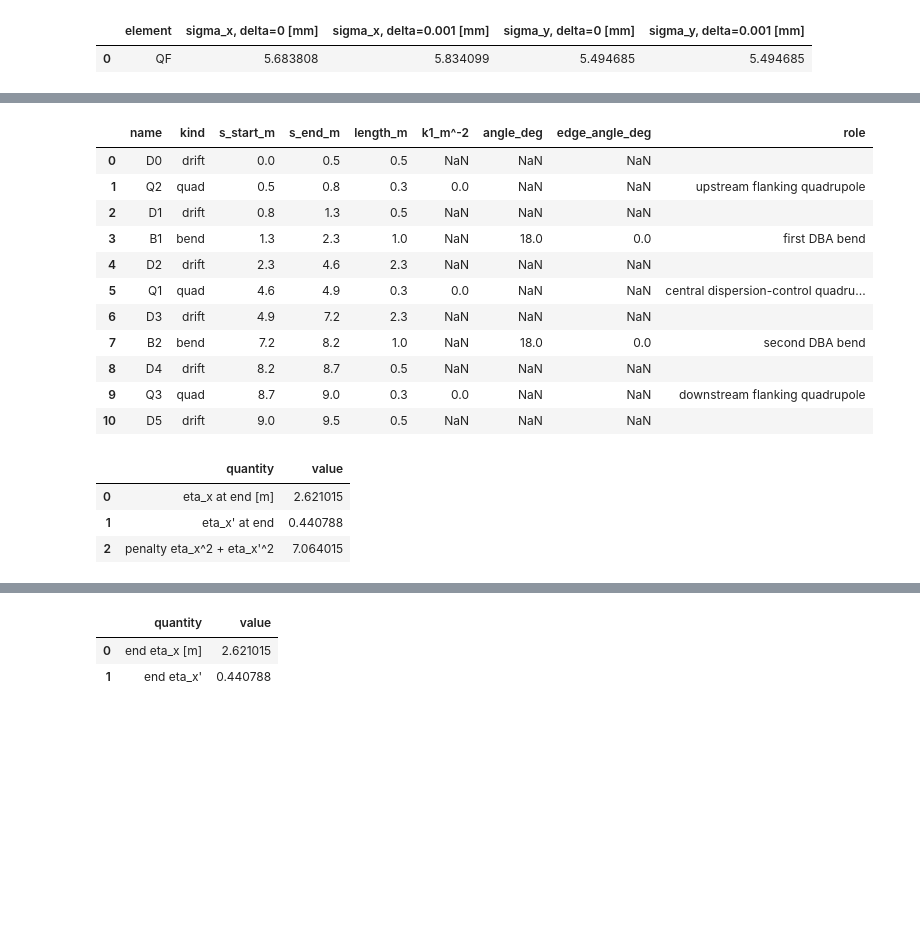
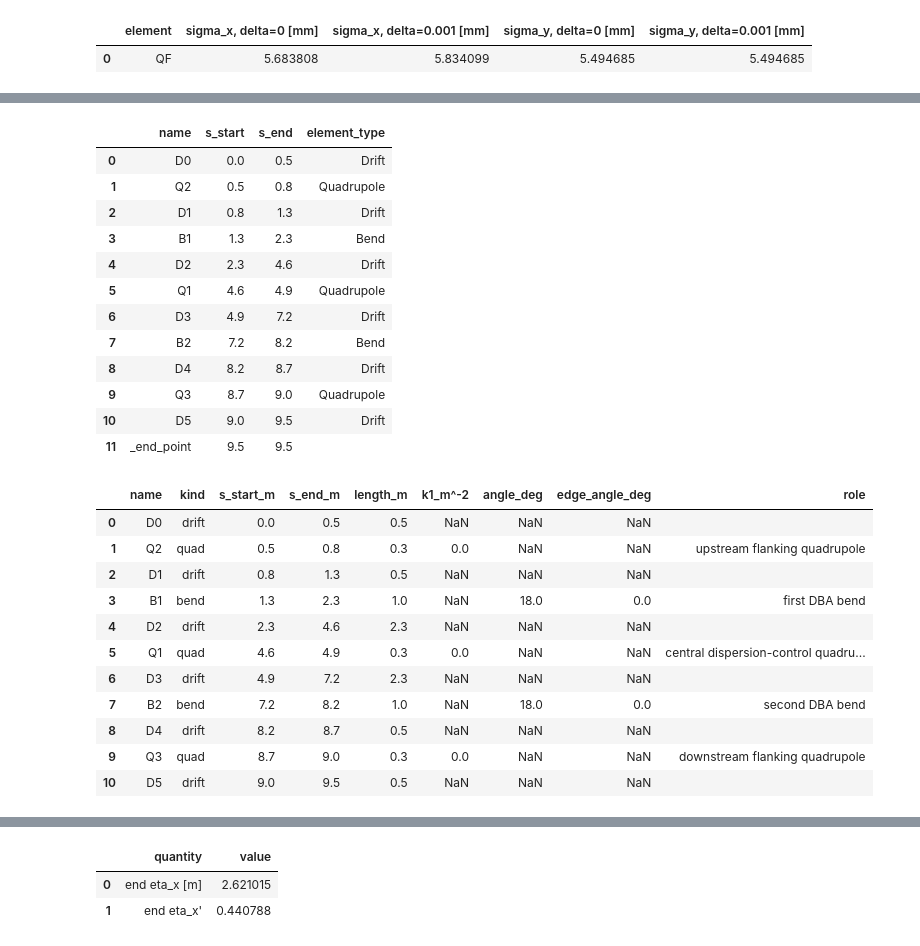
Before and after one commit to r-hensley/uspas-2026-jupyter, a Jupyter notebook: Solution_Notebook_Workflow_package/Dispersion_Chromaticity_Local_Lab_Instructor_Solutions.ipynb, the cells around one changed output, grey strips where cells are left out. Saved outputs shown, nothing was run; the diff lists cells and outputs as text; code cells hidden in the pictures; blank space fills up the shorter version.

```diff
--- a/Solution_Notebook_Workflow_package/Dispersion_Chromaticity_Local_Lab_Instructor_Solutions.ipynb
+++ b/Solution_Notebook_Workflow_package/Dispersion_Chromaticity_Local_Lab_Instructor_Solutions.ipynb
@@ -328,24 +422,66 @@ Use transport optics, not periodic optics, for this first part. The initial cond
 # %%
-two_bend_off = dch.make_dba_cell(q1=0.0, q2=0.0, q3=0.0)
+env_dba_off = xt.Environment()
+env_dba_off["bend_angle"] = np.deg2rad(18.0)
+env_dba_off["bend_length"] = 1.0
+
+env_dba_off.new("D0", xt.Drift, length=0.5)
+env_dba_off.new("Q2", xt.Quadrupole, length=0.3, k1=0.0)
+env_dba_off.new("D1", xt.Drift, length=0.5)
+env_dba_off.new("B1", xt.Bend, length="bend_length", angle="bend_angle", k0="bend_angle / bend_length")
+env_dba_off.new("D2", xt.Drift, length=2.3)
+env_dba_off.new("Q1", xt.Quadrupole, length=0.3, k1=0.0)
+env_dba_off.new("D3", xt.Drift, length=2.3)
+env_dba_off.new("B2", xt.Bend, length="bend_length", angle="bend_angle", k0="bend_angle / bend_length")
+env_dba_off.new("D4", xt.Drift, length=0.5)
+env_dba_off.new("Q3", xt.Quadrupole, length=0.3, k1=0.0)
+env_dba_off.new("D5", xt.Drift, length=0.5)
+
+two_bend_off_line = env_dba_off.new_line(
+    name="two_bend_off",
+    components=["D0", "Q2", "D1", "B1", "D2", "Q1", "D3", "B2", "D4", "Q3", "D5"],
+)
+two_bend_off_line.particle_ref = xt.Particles(p0c=1e9, mass0=xt.ELECTRON_MASS_EV, q0=-1)
+
+two_bend_off = dch.elements_from_xsuite_line(
+    two_bend_off_line,
+    roles={
+        "Q2": "upstream flanking quadrupole",
+        "B1": "first DBA bend",
+        "Q1": "central dispersion-control quadrupole",
+        "B2": "second DBA bend",
+        "Q3": "downstream flanking quadrupole",
+    },
+)
 optics_two_bend_off = dch.compute_transport_optics(two_bend_off)
 
+display(two_bend_off_line.get_table().to_pandas()[["name", "s_start", "s_end", "element_type"]])
 display(dch.element_layout(two_bend_off))
-display(dch.dba_endpoint_table(q1=0.0, q2=0.0, q3=0.0))
-dch.plot_optics(optics_two_bend_off, title="Two-bend section with all quadrupoles off")
+eta_end_off, etap_end_off = dch.endpoint_dispersion(two_bend_off)
+display(pd.DataFrame({"quantity": ["end eta_x [m]", "end eta_x'"], "value": [eta_end_off, etap_end_off]}))
+dch.plot_optics(optics_two_bend_off, title="Two-bend cell with all quadrupoles off")
 # %% [output]
-|  | name | kind | s_start_m | s_end_m | length_m | k1_m^-2 | angle_deg | edge_angle_deg | role |
-| 0 | D0 | drift | 0.0 | 0.5 | 0.5 | NaN | NaN | NaN |  |
-| 1 | Q2 | quad | 0.5 | 0.8 | 0.3 | 0.0 | NaN | NaN | upstream flanking quadrupole |
-| 2 | D1 | drift | 0.8 | 1.3 | 0.5 | NaN | NaN | NaN |  |
-| 3 | B1 | bend | 1.3 | 2.3 | 1.0 | NaN | 18.0 | 0.0 | first DBA bend |
-| 4 | D2 | drift | 2.3 | 4.6 | 2.3 | NaN | NaN | NaN |  |
-| 5 | Q1 | quad | 4.6 | 4.9 | 0.3 | 0.0 | NaN | NaN | central dispersion-control quadru... |
-| 6 | D3 | drift | 4.9 | 7.2 | 2.3 | NaN | NaN | NaN |  |
-| 7 | B2 | bend | 7.2 | 8.2 | 1.0 | NaN | 18.0 | 0.0 | second DBA bend |
-| 8 | D4 | drift | 8.2 | 8.7 | 0.5 | NaN | NaN | NaN |  |
-| 9 | Q3 | quad | 8.7 | 9.0 | 0.3 | 0.0 | NaN | NaN | downstream flanking quadrupole |
-| 10 | D5 | drift | 9.0 | 9.5 | 0.5 | NaN | NaN | NaN |  |
+|  | name | s_start | s_end | element_type |
+| 0 | D0 | 0.0 | 0.5 | Drift |
+| 1 | Q2 | 0.5 | 0.8 | Quadrupole |
+| 2 | D1 | 0.8 | 1.3 | Drift |
+| 3 | B1 | 1.3 | 2.3 | Bend |
+| 4 | D2 | 2.3 | 4.6 | Drift |
+| 5 | Q1 | 4.6 | 4.9 | Quadrupole |
+| 6 | D3 | 4.9 | 7.2 | Drift |
+| 7 | B2 | 7.2 | 8.2 | Bend |
+| 8 | D4 | 8.2 | 8.7 | Drift |
+| 9 | Q3 | 8.7 | 9.0 | Quadrupole |
+| 10 | D5 | 9.0 | 9.5 | Drift |
+| 11 | _end_point | 9.5 | 9.5 |  |
-|  | quantity | value |
-| 0 | eta_x at end [m] | 2.621015 |
-| 1 | eta_x' at end | 0.440788 |
-| 2 | penalty eta_x^2 + eta_x'^2 | 7.064015 |
+|  | name | kind | s_start_m | s_end_m | length_m | k1_m^-2 | angle_deg | edge_angle_deg | role |
+| 0 | D0 | drift | 0.0 | 0.5 | 0.5 | NaN | NaN | NaN |  |
+| 1 | Q2 | quad | 0.5 | 0.8 | 0.3 | 0.0 | NaN | NaN | upstream flanking quadrupole |
+| 2 | D1 | drift | 0.8 | 1.3 | 0.5 | NaN | NaN | NaN |  |
+| 3 | B1 | bend | 1.3 | 2.3 | 1.0 | NaN | 18.0 | 0.0 | first DBA bend |
+| 4 | D2 | drift | 2.3 | 4.6 | 2.3 | NaN | NaN | NaN |  |
+| 5 | Q1 | quad | 4.6 | 4.9 | 0.3 | 0.0 | NaN | NaN | central dispersion-control quadru... |
+| 6 | D3 | drift | 4.9 | 7.2 | 2.3 | NaN | NaN | NaN |  |
+| 7 | B2 | bend | 7.2 | 8.2 | 1.0 | NaN | 18.0 | 0.0 | second DBA bend |
+| 8 | D4 | drift | 8.2 | 8.7 | 0.5 | NaN | NaN | NaN |  |
+| 9 | Q3 | quad | 8.7 | 9.0 | 0.3 | 0.0 | NaN | NaN | downstream flanking quadrupole |
+| 10 | D5 | drift | 9.0 | 9.5 | 0.5 | NaN | NaN | NaN |  |
```
Also changed, not shown: parts of 53 cells of this notebook, 9 other files.
